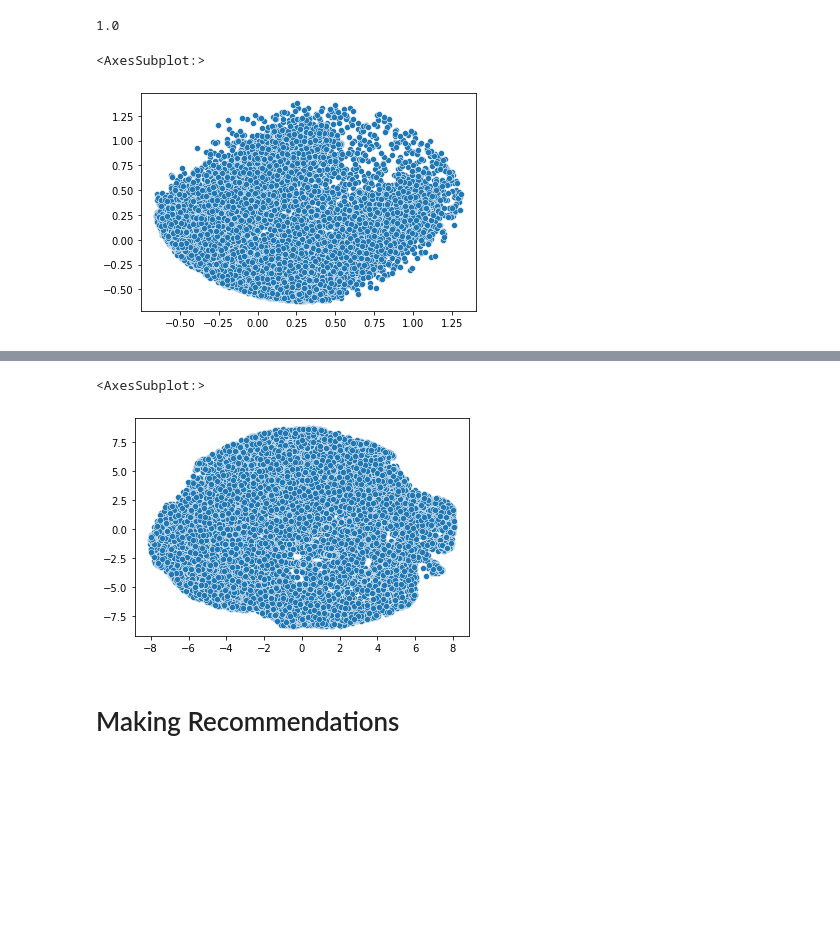
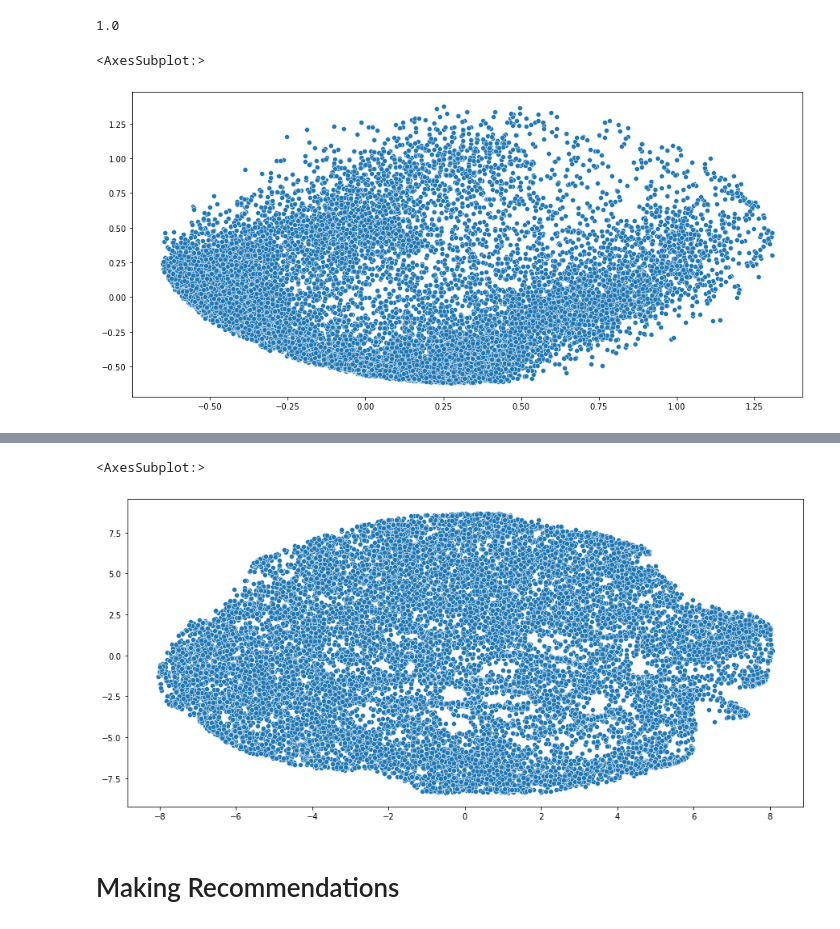
Before and after one commit to kiansweeney11/Ca4015-final-assignment, a Jupyter notebook: recommender.ipynb, the cells around one changed output, grey strips where cells are left out. Cells and saved outputs as stored; diff of their text form; code cells hidden in the pictures; blank space fills up the shorter version.

```diff
--- a/recommender.ipynb
+++ b/recommender.ipynb
@@ -1402,10 +1403,11 @@ np.sum(np.square(artist_em_weights[0]))
 # %%
 pca = PCA(n_components=2)
 pca_result = pca.fit_transform(artist_em_weights)
+plt.figure(figsize=[15,7])
 sns.scatterplot(x=pca_result[:,0], y=pca_result[:,1])
 # %% [output]
 <AxesSubplot:>
-[figure, old version]
+[figure, new version]
 # %%
 from sklearn.manifold import TSNE
 
@@ -1430,10 +1432,11 @@ tnse_results = tsne.fit_transform(artist_em_weights)
 [t-SNE] KL divergence after 250 iterations with early exaggeration: 85.200150
 [t-SNE] KL divergence after 300 iterations: 3.422852
 # %%
+plt.figure(figsize=[15,7])
 sns.scatterplot(x=tnse_results[:,0], y=tnse_results[:,1])
 # %% [output]
 <AxesSubplot:>
-[figure, old version]
+[figure, new version]
 # %% [markdown]
 # Making Recommendations
 # %%
```
Also changed, not shown: parts of 37 cells of this notebook.
